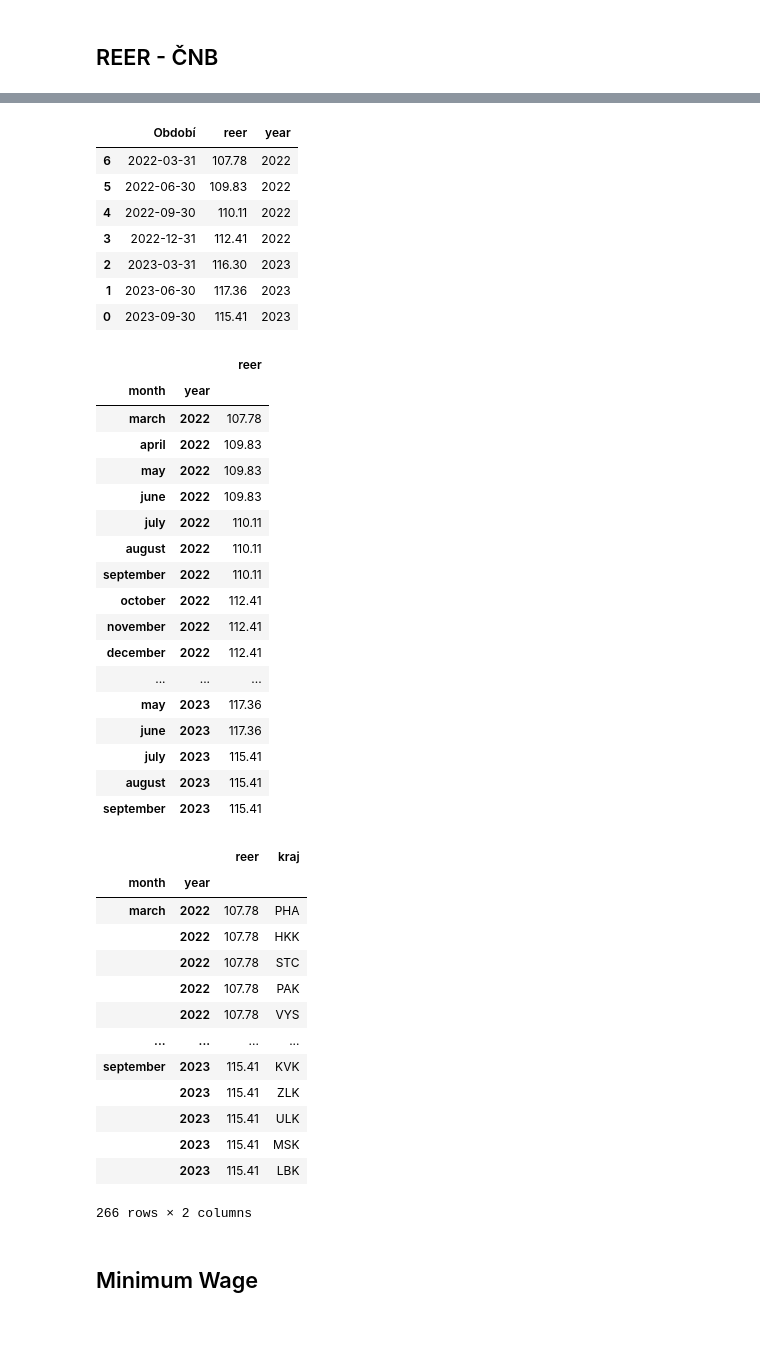
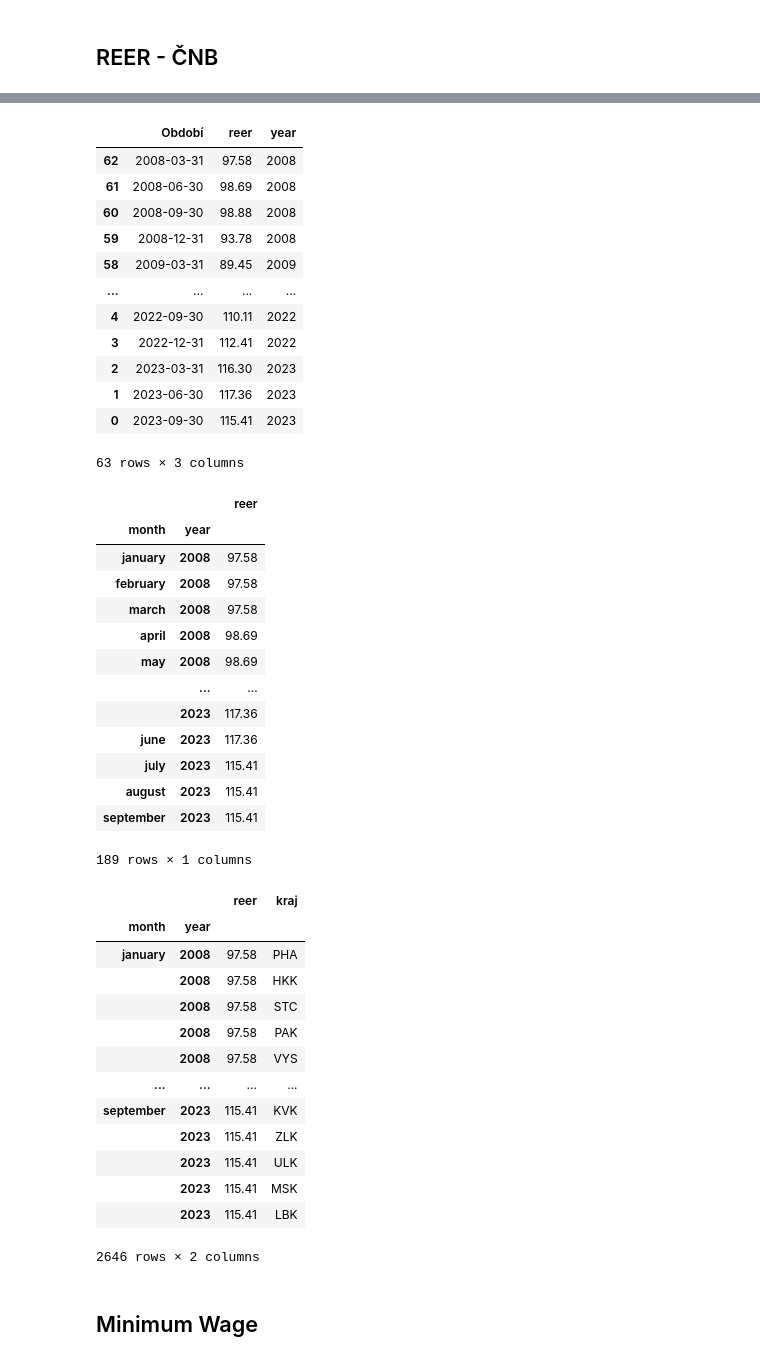
Before and after one commit to DianaKorladinova/SAN_Unemployment_Refugees, a Jupyter notebook: mlynatom/data_preprocessing/data_get.ipynb, the cells around one changed output, grey strips where cells are left out. Drawn from its saved outputs; the diff is of its cells as text; code cells hidden in the pictures; blank space fills up the shorter version.

```diff
--- a/mlynatom/data_preprocessing/data_get.ipynb
+++ b/mlynatom/data_preprocessing/data_get.ipynb
@@ -53,6 +53,21 @@ month2abbreviations = {
     "12": "december"
 }
 
+month2num = {
+    "january": 1,
+    "february": 2,
+    "march": 3,
+    "april": 4,
+    "may": 5,
+    "june": 6,
+    "july": 7,
+    "august": 8,
+    "september": 9,
+    "october": 10,
+    "november": 11,
+    "december": 12,
+}
+
 month2days = {
     "01": 31,  # January
     "02": 28,  # February (29 in leap years)
@@ -71,7 +86,8 @@ month2days = {
 data_months = (lowercase_months * 2)[2:-3]
 data_num_months = (months_nums * 2)[2:-3]
 
-NUTS3 = ['PHA', 'HKK', 'STC', 'PAK', 'VYS', 'JHC', 'JHM', 'PLK', 'OLK', 'KVK', 'ZLK', 'ULK', 'MSK', 'LBK']
+NUTS3 = ['PHA', 'HKK', 'STC', 'PAK', 'VYS', 'JHC', 'JHM',
+         'PLK', 'OLK', 'KVK', 'ZLK', 'ULK', 'MSK', 'LBK']
 
 NUTS3_name2abbrev = {
     "Hlavní město Praha": "PHA",
@@ -89,6 +105,8 @@ NUTS3_name2abbrev = {
     "Zlínský kraj": "ZLK",
     "Jihočeský kraj": "JHC",
 }
+
+years = range(2008, 2024, 1)
 # %%
 import pandas as pd
 import numpy as np
@@ -169,7 +236,8 @@ df2.to_csv("../data/inflation.csv")
 # %% [markdown]
 ## REER - ČNB
 # %%
-df = pd.read_csv("../data_orig/reer_cnb.csv", sep=";")
+#df = pd.read_csv("../data_orig/reer_cnb.csv", sep=";")
+df = pd.read_csv("../data_orig/reer_cnb_full.csv", sep=";")
 df
 # %% [output]
 |  | Období | Reálný efektivní kurz koruny: Čtv... | Unnamed: 2 |
@@ -200,57 +293,60 @@ df = df.sort_values("Období")
 df
 # %% [output]
 |  | Období | reer | year |
-| 6 | 2022-03-31 | 107.78 | 2022 |
-| 5 | 2022-06-30 | 109.83 | 2022 |
+| 62 | 2008-03-31 | 97.58 | 2008 |
+| 61 | 2008-06-30 | 98.69 | 2008 |
+| 60 | 2008-09-30 | 98.88 | 2008 |
+| 59 | 2008-12-31 | 93.78 | 2008 |
+| 58 | 2009-03-31 | 89.45 | 2009 |
+| ... | ... | ... | ... |
 | 4 | 2022-09-30 | 110.11 | 2022 |
 | 3 | 2022-12-31 | 112.41 | 2022 |
 | 2 | 2023-03-31 | 116.30 | 2023 |
 | 1 | 2023-06-30 | 117.36 | 2023 |
 | 0 | 2023-09-30 | 115.41 | 2023 |
+63 rows × 3 columns
 # %%
+# 3 months in quarter
 df2 = df.loc[df.index.repeat(3)]
-df2 = df2.iloc[2:, :]
+#df2 = df2.iloc[2:, :]
 df2 = df2.drop(columns=["Období"])
-df2["month"] = (lowercase_months * 2)[2:-3]
+# df2["month"] = (lowercase_months * 2)[2:-3]
+df2["month"] = lowercase_months*15 + lowercase_months[:-3]
 df2 = df2.set_index(["month", "year"])
 display(df2)
 df3 = df2.loc[df2.index.repeat(len(NUTS3))]
 df3["kraj"] = NUTS3 * df2.shape[0]
 display(df3)
-df3.to_csv("../data/reer.csv")
+df3.to_csv("../data/prepared_full/reer.csv")
 # %% [output]
 |  |  | reer |
 | month | year |  |
-| march | 2022 | 107.78 |
-| april | 2022 | 109.83 |
-| may | 2022 | 109.83 |
-| june | 2022 | 109.83 |
-| july | 2022 | 110.11 |
-| august | 2022 | 110.11 |
-| september | 2022 | 110.11 |
-| october | 2022 | 112.41 |
-| november | 2022 | 112.41 |
-| december | 2022 | 112.41 |
-| ... | ... | ... |
-| may | 2023 | 117.36 |
+| january | 2008 | 97.58 |
+| february | 2008 | 97.58 |
+| march | 2008 | 97.58 |
+| april | 2008 | 98.69 |
+| may | 2008 | 98.69 |
+|  | ... | ... |
+|  | 2023 | 117.36 |
 | june | 2023 | 117.36 |
 | july | 2023 | 115.41 |
 | august | 2023 | 115.41 |
 | september | 2023 | 115.41 |
+189 rows × 1 columns
 |  |  | reer | kraj |
 | month | year |  |  |
-| march | 2022 | 107.78 | PHA |
-|  | 2022 | 107.78 | HKK |
-|  | 2022 | 107.78 | STC |
-|  | 2022 | 107.78 | PAK |
-|  | 2022 | 107.78 | VYS |
+| january | 2008 | 97.58 | PHA |
+|  | 2008 | 97.58 | HKK |
+|  | 2008 | 97.58 | STC |
+|  | 2008 | 97.58 | PAK |
+|  | 2008 | 97.58 | VYS |
 | ... | ... | ... | ... |
 | september | 2023 | 115.41 | KVK |
 |  | 2023 | 115.41 | ZLK |
 |  | 2023 | 115.41 | ULK |
 |  | 2023 | 115.41 | MSK |
 |  | 2023 | 115.41 | LBK |
-266 rows × 2 columns
+2646 rows × 2 columns
 # %% [markdown]
 ## Minimum Wage
 # %%
```
Also changed, not shown: parts of 16 cells of this notebook, 7 other files.
